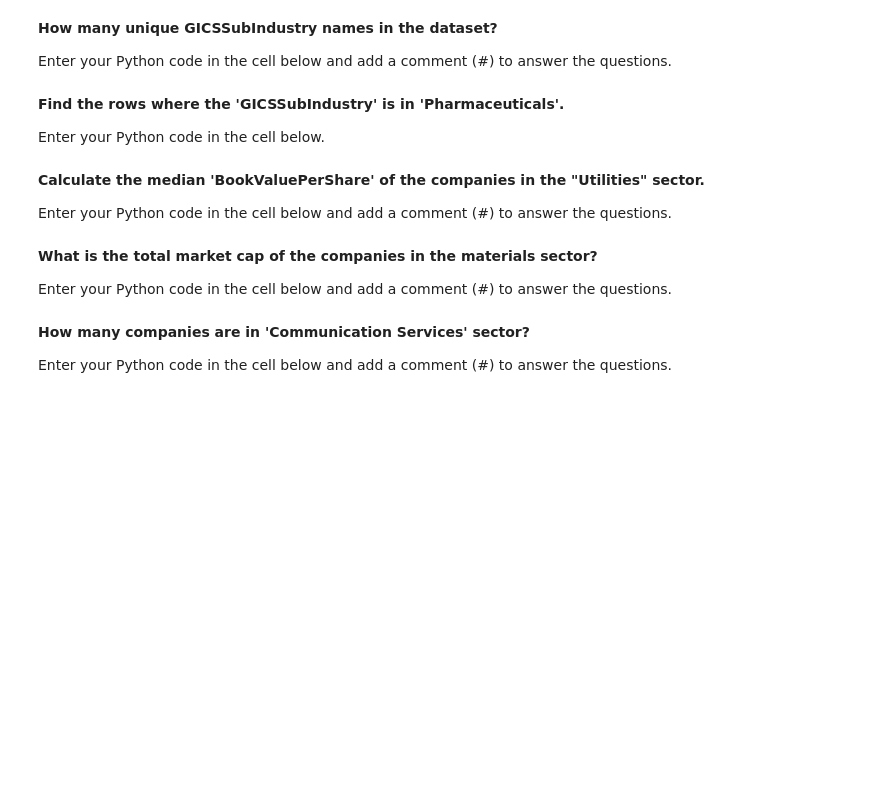
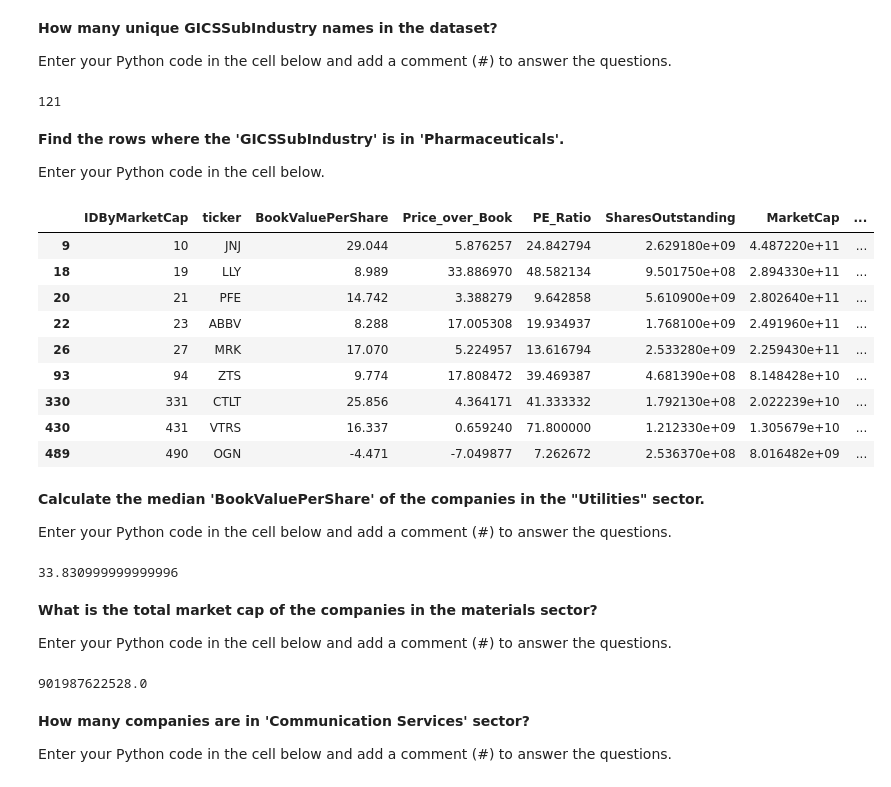
Before and after one commit to gmseong/BAM5103, a Jupyter notebook: Session_3_Recap,_Debugging,_Logical_Operations_and_Markdown.ipynb, the cells around one changed output. Cells and saved outputs as stored; diff of their text form; code cells hidden in the pictures; blank space fills up the shorter version.

```diff
--- a/Session_3_Recap,_Debugging,_Logical_Operations_and_Markdown.ipynb
+++ b/Session_3_Recap,_Debugging,_Logical_Operations_and_Markdown.ipynb
@@ -108,18 +114,58 @@ sp500df[selected_columns].astype(int)
 **How many unique GICSSubIndustry names in the dataset?**
 
 Enter your Python code in the cell below and add a comment (#) to answer the questions.
+# %%
+unique_subindustries = sp500df['GICS.Sub.Industry'].nunique()
+print(unique_subindustries)
+
+# There are 121 unique GICS Sub-Industry names.
+# %% [output]
+121
 # %% [markdown]
 **Find the rows where the 'GICSSubIndustry' is in 'Pharmaceuticals'.**
 
 Enter your Python code in the cell below.
+# %%
+sp500df[sp500df['GICS.Sub.Industry'] == 'Pharmaceuticals']
+# %% [output]
+|  | IDByMarketCap | ticker | BookValuePerShare | Price_over_Book | PE_Ratio | SharesOutstanding | MarketCap | ... |
+| 9 | 10 | JNJ | 29.044 | 5.876257 | 24.842794 | 2.629180e+09 | 4.487220e+11 | ... |
+| 18 | 19 | LLY | 8.989 | 33.886970 | 48.582134 | 9.501750e+08 | 2.894330e+11 | ... |
+| 20 | 21 | PFE | 14.742 | 3.388279 | 9.642858 | 5.610900e+09 | 2.802640e+11 | ... |
+| 22 | 23 | ABBV | 8.288 | 17.005308 | 19.934937 | 1.768100e+09 | 2.491960e+11 | ... |
+| 26 | 27 | MRK | 17.070 | 5.224957 | 13.616794 | 2.533280e+09 | 2.259430e+11 | ... |
+| 93 | 94 | ZTS | 9.774 | 17.808472 | 39.469387 | 4.681390e+08 | 8.148428e+10 | ... |
+| 330 | 331 | CTLT | 25.856 | 4.364171 | 41.333332 | 1.792130e+08 | 2.022239e+10 | ... |
+| 430 | 431 | VTRS | 16.337 | 0.659240 | 71.800000 | 1.212330e+09 | 1.305679e+10 | ... |
+| 489 | 490 | OGN | -4.471 | -7.049877 | 7.262672 | 2.536370e+08 | 8.016482e+09 | ... |
 # %% [markdown]
 **Calculate the median 'BookValuePerShare' of the companies in the "Utilities" sector.**
 
 Enter your Python code in the cell below and add a comment (#) to answer the questions.
+# %%
+utilities_median = sp500df[
+    sp500df['GICS.Sector'] == 'Utilities'
+]['BookValuePerShare'].median()
+
+print(utilities_median)
+
+# The median BookValuePerShare of Utilities companies is 33.831.
+# %% [output]
+33.830999999999996
 # %% [markdown]
 **What is the total market cap of the companies in the materials sector?**
 
 Enter your Python code in the cell below and add a comment (#) to answer the questions.
+# %%
+materials_total = sp500df[
+    sp500df['GICS.Sector'] == 'Materials'
+]['MarketCap'].sum()
+
+print(materials_total)
+
+# The total market cap of the Materials sector is 901,987,622,528.
+# %% [output]
+901987622528.0
 # %% [markdown]
 **How many companies are in 'Communication Services' sector?**
 
```
Also changed, not shown: parts of 29 cells of this notebook.
